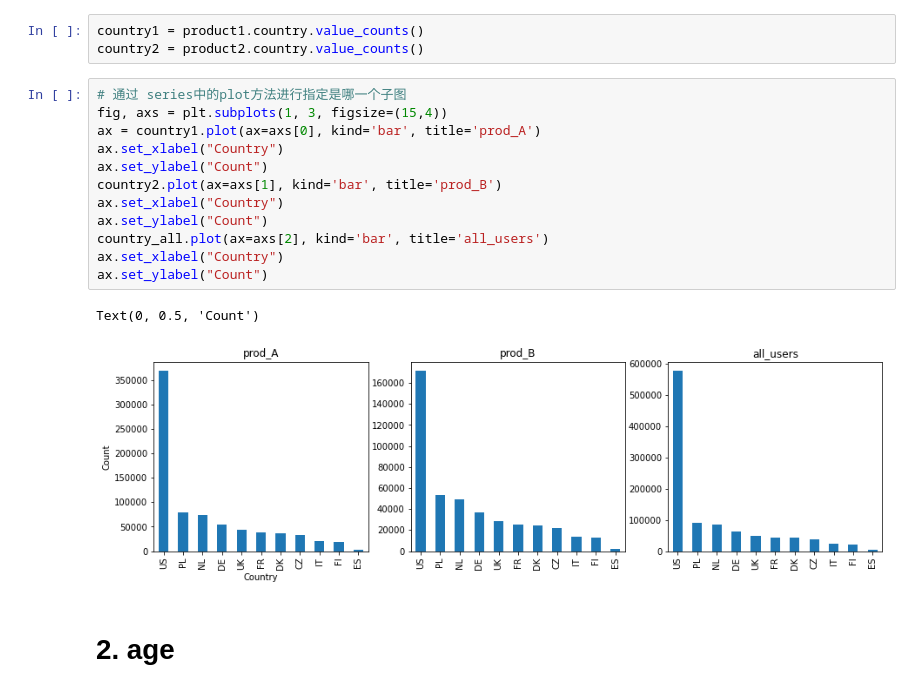
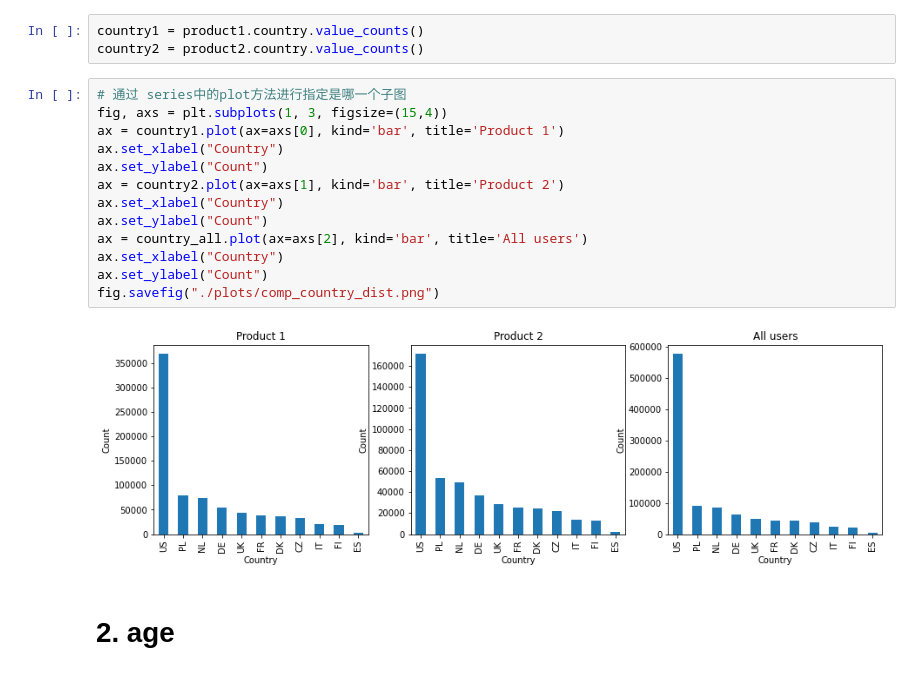
Before and after one commit to geofot96/facebook_analytics_academy_2020, a Jupyter notebook: george/Q2.ipynb, the cells around one changed output. Saved outputs shown, nothing was run; the diff lists cells and outputs as text.

```diff
--- a/george/Q2.ipynb
+++ b/george/Q2.ipynb
@@ -138,18 +182,18 @@ country2 = product2.country.value_counts()
 # %%
 # 通过 series中的plot方法进行指定是哪一个子图
 fig, axs = plt.subplots(1, 3, figsize=(15,4))
-ax = country1.plot(ax=axs[0], kind='bar', title='prod_A')
+ax = country1.plot(ax=axs[0], kind='bar', title='Product 1')
 ax.set_xlabel("Country")
 ax.set_ylabel("Count")
-country2.plot(ax=axs[1], kind='bar', title='prod_B')
+ax = country2.plot(ax=axs[1], kind='bar', title='Product 2')
 ax.set_xlabel("Country")
 ax.set_ylabel("Count")
-country_all.plot(ax=axs[2], kind='bar', title='all_users')
+ax = country_all.plot(ax=axs[2], kind='bar', title='All users')
 ax.set_xlabel("Country")
 ax.set_ylabel("Count")
+fig.savefig("./plots/comp_country_dist.png")
 # %% [output]
-Text(0, 0.5, 'Count')
-[figure, old version]
+[figure, new version]
 # %% [markdown]
 # 2. age
 # %%
```
Also changed, not shown: parts of 23 cells of this notebook, 21 other files.
